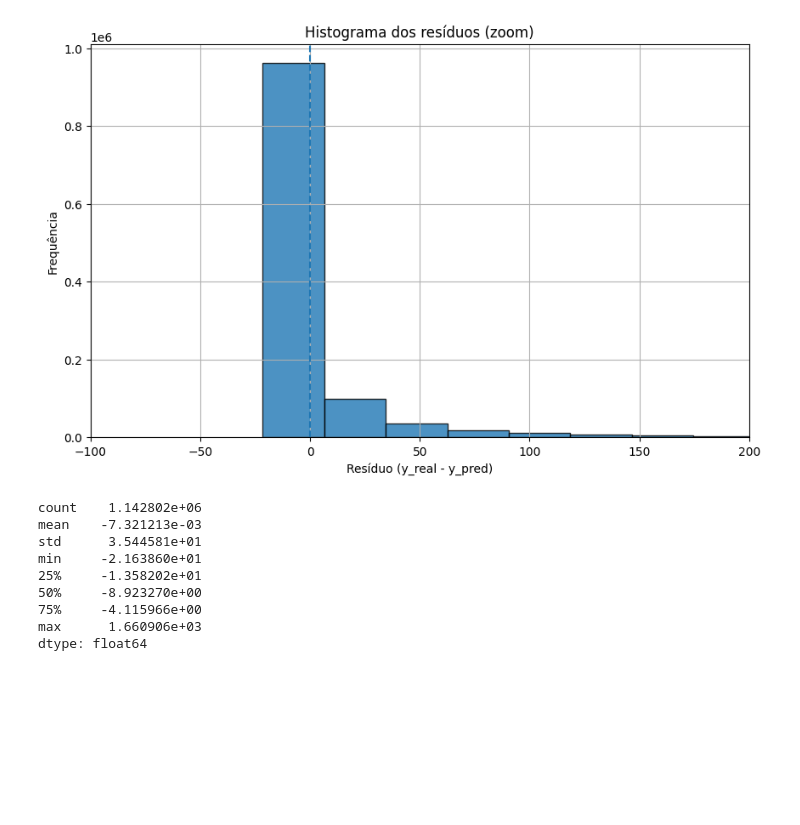
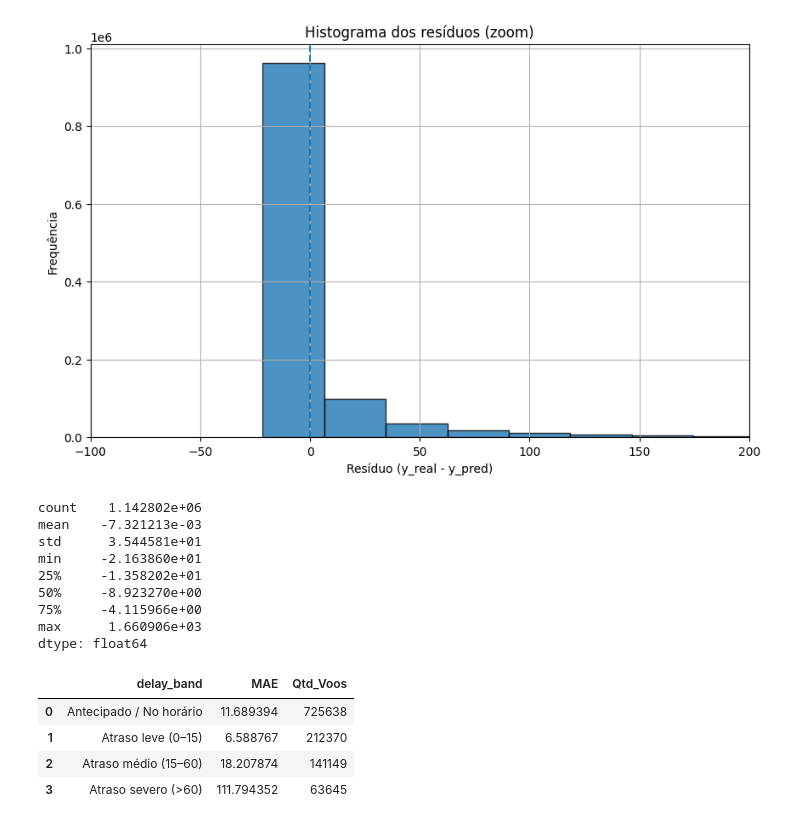
Before and after one commit to GuilhermeDellatin/fiap-machine-learning-tech-challenge-3, a Jupyter notebook: flight-regression.ipynb, the cells around one changed output. Drawn from its saved outputs; the diff is of its cells as text; code cells hidden in the pictures; blank space fills up the shorter version.

Commit message:
Delay groups

```diff
--- a/flight-regression.ipynb
+++ b/flight-regression.ipynb
@@ -248,3 +247,42 @@ min     -2.163860e+01
 75%     -4.115966e+00
 max      1.660906e+03
 dtype: float64
+# %%
+df_eval = pd.DataFrame({
+    "y_real": y_test,
+    "y_pred": y_pred
+})
+
+df_eval["abs_error"] = np.abs(df_eval["y_real"] - df_eval["y_pred"])
+# %%
+bins = [-np.inf, 0, 15, 60, np.inf]
+labels = [
+    "Antecipado / No horário",
+    "Atraso leve (0–15)",
+    "Atraso médio (15–60)",
+    "Atraso severo (>60)"
+]
+
+df_eval["delay_band"] = pd.cut(
+    df_eval["y_real"],
+    bins=bins,
+    labels=labels
+)
+# %%
+mae_by_band = (
+    df_eval
+    .groupby("delay_band")
+    .agg(
+        MAE=("abs_error", "mean"),
+        Qtd_Voos=("abs_error", "count")
+    )
+    .reset_index()
+)
+
+mae_by_band
+# %% [output]
+|  | delay_band | MAE | Qtd_Voos |
+| 0 | Antecipado / No horário | 11.689394 | 725638 |
+| 1 | Atraso leve (0–15) | 6.588767 | 212370 |
+| 2 | Atraso médio (15–60) | 18.207874 | 141149 |
+| 3 | Atraso severo (>60) | 111.794352 | 63645 |
```
Also changed, not shown: parts of 3 cells of this notebook.
